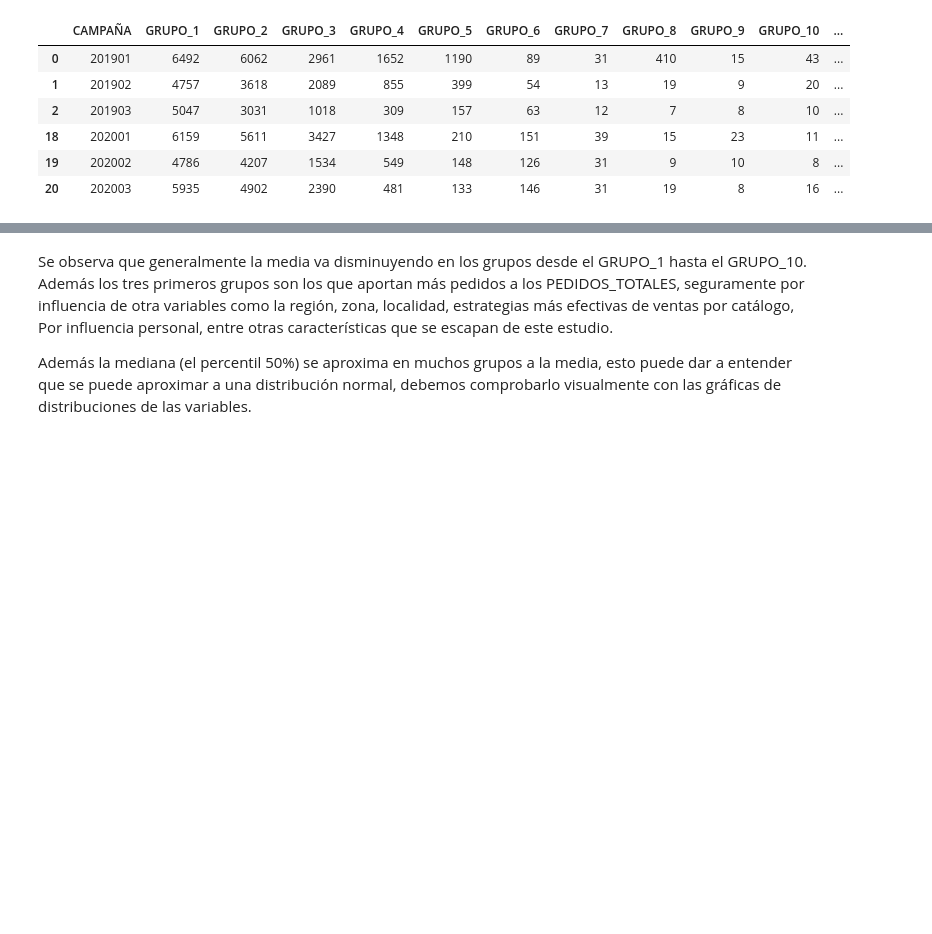
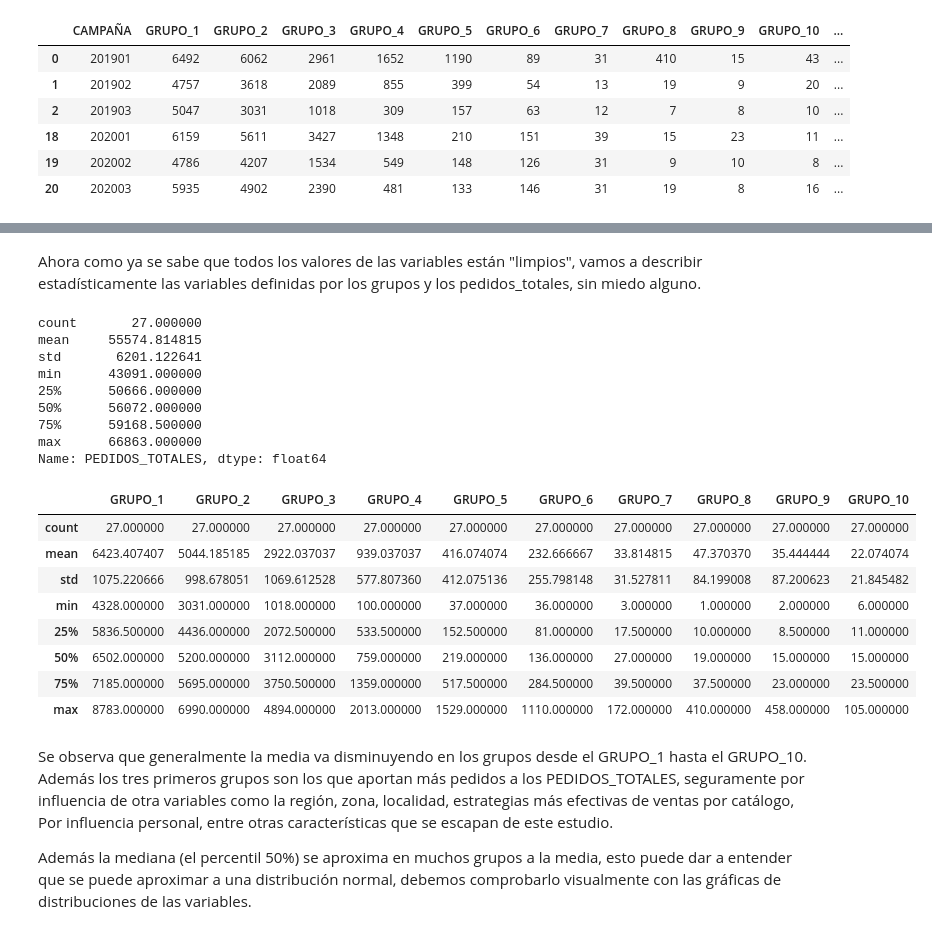
Before and after one commit to felipeturing/azzorti, a Jupyter notebook: Azzorti.ipynb, the cells around one changed output, grey strips where cells are left out. Cells and saved outputs as stored; diff of their text form; code cells hidden in the pictures; blank space fills up the shorter version.

```diff
--- a/Azzorti.ipynb
+++ b/Azzorti.ipynb
@@ -151,3 +162,27 @@ datos[datos.columns[1:]].describe()
+# %% [markdown]
+Ahora como ya se sabe que todos los valores de las variables están "limpios", vamos a describir estadísticamente las variables definidas por los grupos y los pedidos_totales, sin miedo alguno.
+# %%
+print(datos[pedidos_totales].describe())
+datos[grupos].describe()
+# %% [output]
+count       27.000000
+mean     55574.814815
+std       6201.122641
+min      43091.000000
+25%      50666.000000
+50%      56072.000000
+75%      59168.500000
+max      66863.000000
+Name: PEDIDOS_TOTALES, dtype: float64
+|  | GRUPO_1 | GRUPO_2 | GRUPO_3 | GRUPO_4 | GRUPO_5 | GRUPO_6 | GRUPO_7 | GRUPO_8 | GRUPO_9 | GRUPO_10 |
+| count | 27.000000 | 27.000000 | 27.000000 | 27.000000 | 27.000000 | 27.000000 | 27.000000 | 27.000000 | 27.000000 | 27.000000 |
+| mean | 6423.407407 | 5044.185185 | 2922.037037 | 939.037037 | 416.074074 | 232.666667 | 33.814815 | 47.370370 | 35.444444 | 22.074074 |
+| std | 1075.220666 | 998.678051 | 1069.612528 | 577.807360 | 412.075136 | 255.798148 | 31.527811 | 84.199008 | 87.200623 | 21.845482 |
+| min | 4328.000000 | 3031.000000 | 1018.000000 | 100.000000 | 37.000000 | 36.000000 | 3.000000 | 1.000000 | 2.000000 | 6.000000 |
+| 25% | 5836.500000 | 4436.000000 | 2072.500000 | 533.500000 | 152.500000 | 81.000000 | 17.500000 | 10.000000 | 8.500000 | 11.000000 |
+| 50% | 6502.000000 | 5200.000000 | 3112.000000 | 759.000000 | 219.000000 | 136.000000 | 27.000000 | 19.000000 | 15.000000 | 15.000000 |
+| 75% | 7185.000000 | 5695.000000 | 3750.500000 | 1359.000000 | 517.500000 | 284.500000 | 39.500000 | 37.500000 | 23.000000 | 23.500000 |
+| max | 8783.000000 | 6990.000000 | 4894.000000 | 2013.000000 | 1529.000000 | 1110.000000 | 172.000000 | 410.000000 | 458.000000 | 105.000000 |
 # %% [markdown]
 Se observa que generalmente la media va disminuyendo en los grupos desde el GRUPO_1 hasta el GRUPO_10. Además los tres primeros grupos son los que aportan más pedidos a los PEDIDOS_TOTALES, seguramente por influencia de otra variables como la región, zona, localidad, estrategias más efectivas de ventas por catálogo, Por influencia personal, entre otras características que se escapan de este estudio.
 
```
Also changed, not shown: parts of 44 cells of this notebook, 1 other file.
